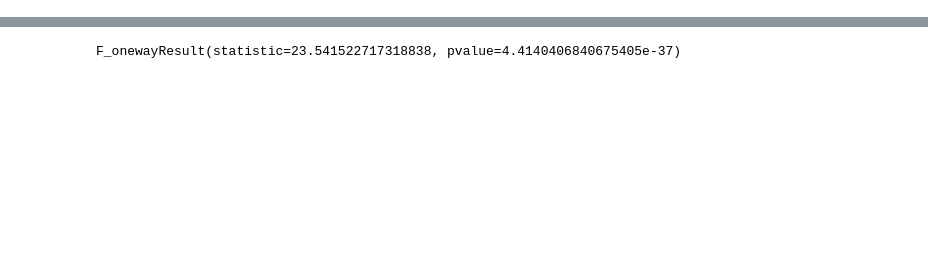
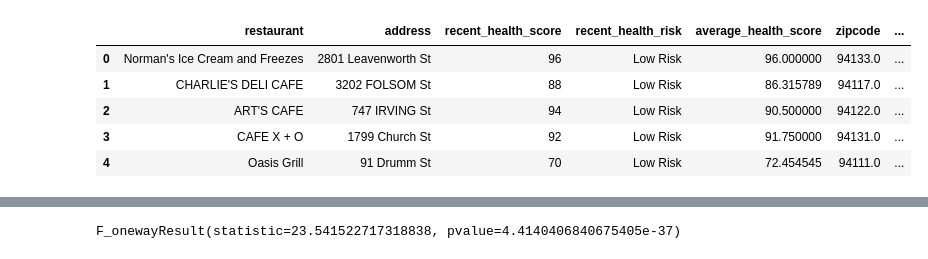
Before and after one commit to Geenort/bestaurants, a Jupyter notebook: cuisine_plot.ipynb, the cells around one changed output, grey strips where cells are left out. Saved outputs shown, nothing was run; the diff lists cells and outputs as text; code cells hidden in the pictures; blank space fills up the shorter version.

```diff
--- a/cuisine_plot.ipynb
+++ b/cuisine_plot.ipynb
@@ -1,11 +1,19 @@
 # %%
 # Dependencies and Setup
 import matplotlib.pyplot as plt
 import pandas as pd
 import numpy as np
 import scipy.stats as stats
 
 # Input File (CSV) and initialize the yelp data
-input_data_file = "yelp_clean.csv"
+input_data_file = "\csv\yelp_clean.csv"
 df = pd.read_csv(input_data_file)
+df.head()
+# %% [output]
+|  | restaurant | address | recent_health_score | recent_health_risk | average_health_score | zipcode | ... |
+| 0 | Norman's Ice Cream and Freezes | 2801 Leavenworth St | 96 | Low Risk | 96.000000 | 94133.0 | ... |
+| 1 | CHARLIE'S DELI CAFE | 3202 FOLSOM St | 88 | Low Risk | 86.315789 | 94117.0 | ... |
+| 2 | ART'S CAFE | 747 IRVING St | 94 | Low Risk | 90.500000 | 94122.0 | ... |
+| 3 | CAFE X + O | 1799 Church St | 92 | Low Risk | 91.750000 | 94131.0 | ... |
+| 4 | Oasis Grill | 91 Drumm St | 70 | Low Risk | 72.454545 | 94111.0 | ... |
 # %%
```
Also changed, not shown: parts of 5 cells of this notebook, 2 other files.
